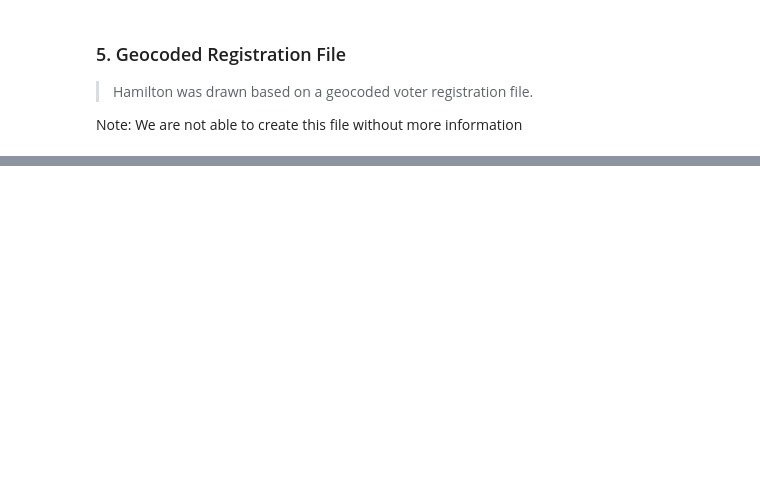
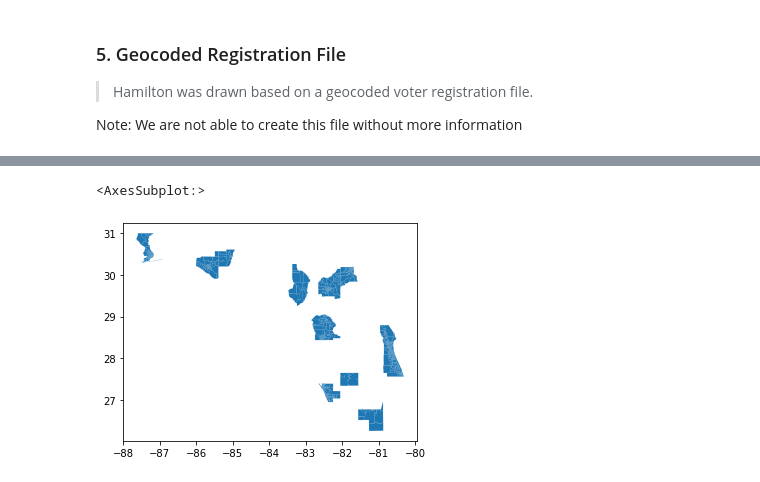
Before and after one commit to nonpartisan-redistricting-datahub/pdv-fl, a Jupyter notebook: vest-fl-2020/vest-fl-20-replication.ipynb, the cells around one changed output, grey strips where cells are left out. Drawn from its saved outputs; the diff is of its cells as text; code cells hidden in the pictures; blank space fills up the shorter version.

Commit message:
Almost finished with shapefiles

```diff
--- a/vest-fl-2020/vest-fl-20-replication.ipynb
+++ b/vest-fl-2020/vest-fl-20-replication.ipynb
@@ -722,7 +782,7 @@ SAR_pct=SAR_pct.to_crs(vest_fl_20.crs)
 #### Create a list with these counties precincts
 # %%
 fl_2020_shapefiles = [ALA_pct,BAY_pct,BRA_pct,BRE_pct,CAL_pct,CIT_pct,CLA_pct,DIX_pct,ESC_pct,HAR_pct,
-HEN_pct,HER_pct,LAF_pct,SAR_pct]
+HEN_pct,HER_pct,IND_pct,LAF_pct,SAR_pct]
 # %% [markdown]
 #### Clean up these precinct files
 # %%
@@ -731,7 +791,7 @@ for i in fl_2020_shapefiles:
     i.rename(columns={"PRECINCT":"Precinct","PCT":"Precinct","DISTRICT":"Precinct",
         "PrecMay201":"Precinct","PCT2014":"Precinct",'PRECINCTID':"Precinct"},inplace=True)
     i=i[["Precinct","geometry","new_county"]]
-    i.rename(columns={"new_county":"County"},inplace=True)
+    i.rename(columns={"new_county":"county"},inplace=True)
     cleaned_fl_list.append(i)
 # %% [output]
 A value is trying to be set on a copy of a slice from a DataFrame
@@ -750,0 +847,2 @@ See the caveats in the documentation: https://pandas.pydata.org/pandas-docs/stab
+# %%
+dos_shapefiles = pd.concat(cleaned_fl_list)
@@ -1192,0 +1337,4 @@ Note: We are not able to create this file without more information
+# %%
+dos_shapefiles["Precinct"] = dos_shapefiles["Precinct"].astype(str)
+dos_shapefiles["Pct_std"] = dos_shapefiles["county"]+dos_shapefiles["Precinct"].str.zfill(4)
+dos_shapefiles = dos_shapefiles[["Pct_std","geometry"]]
@@ -1192,0 +1360,5 @@ Note: We are not able to create this file without more information
+# %%
+dos_shapefiles.plot()
+# %% [output]
+<AxesSubplot:>
+[figure, added]
```
Also changed, not shown: parts of 96 cells of this notebook.
